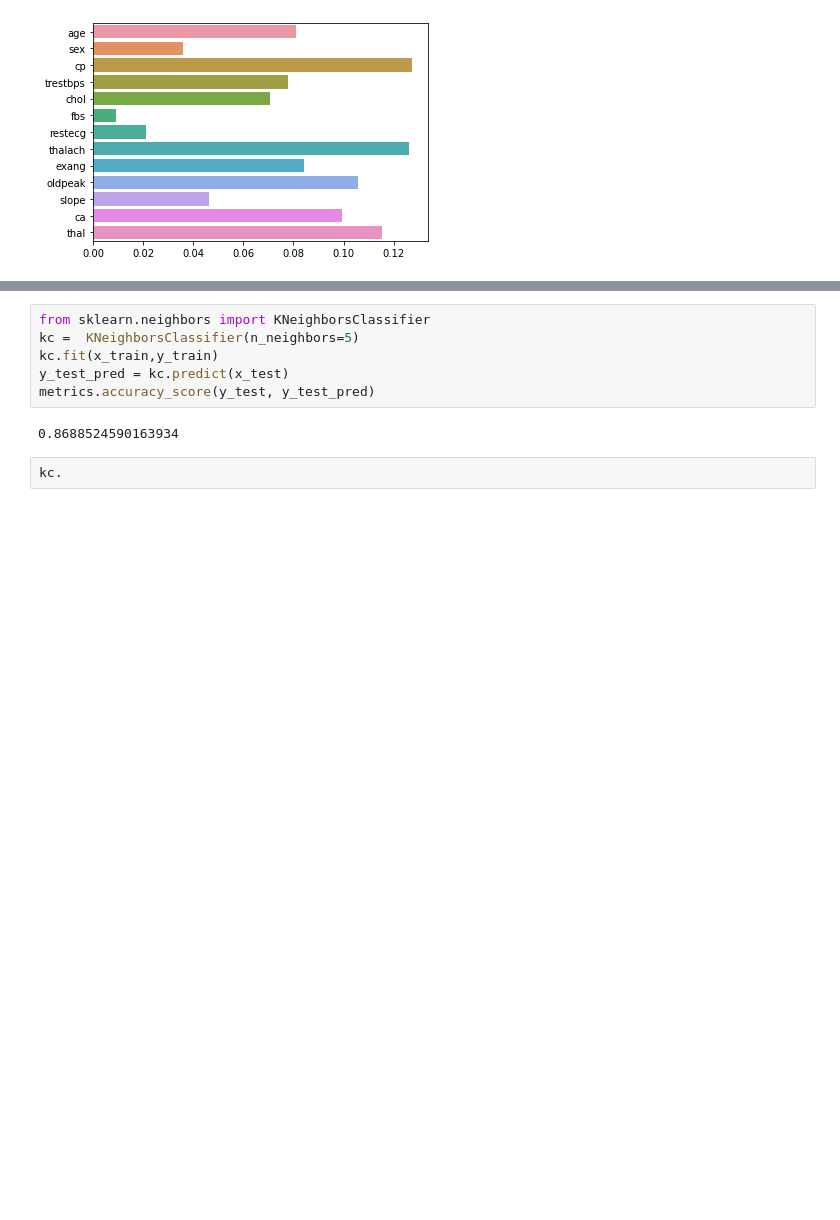
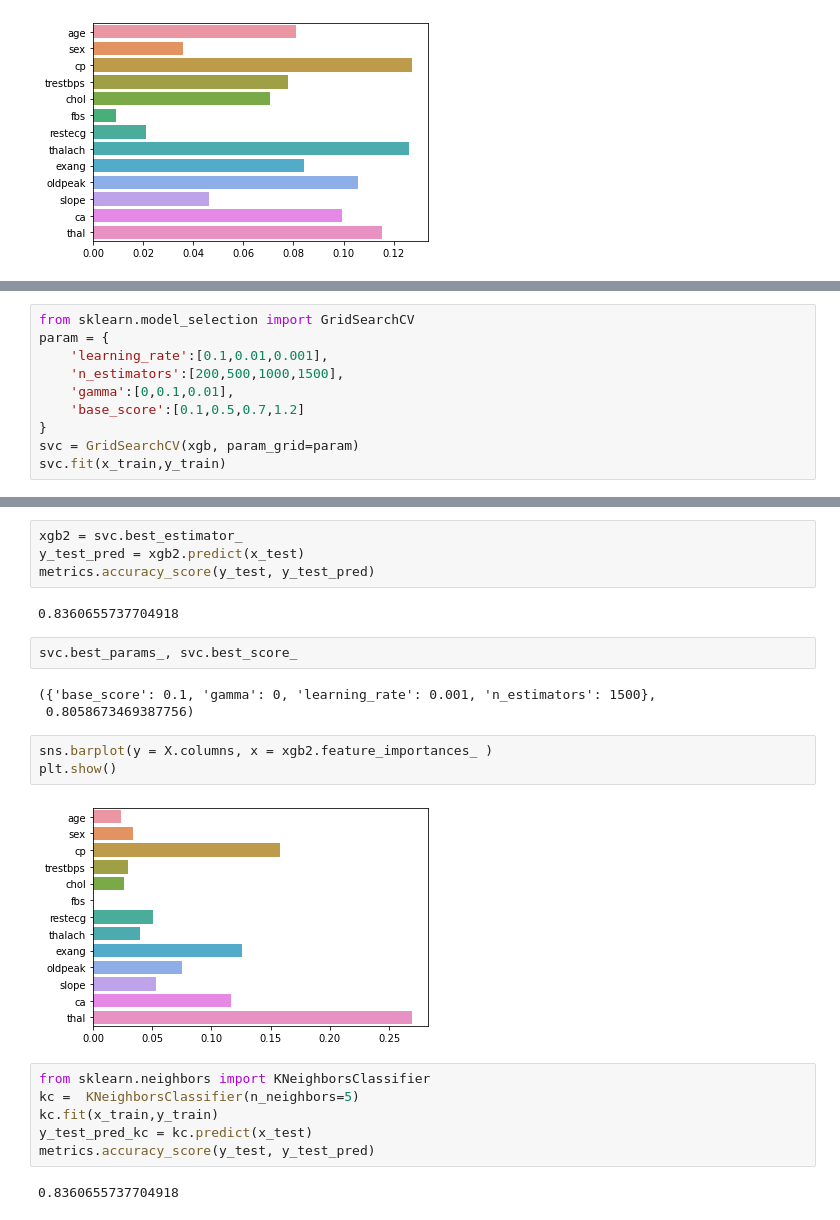
Before and after one commit to bigdataleeky/python, a Jupyter notebook: 20220531/heart_Attack.ipynb, the cells around one changed output, grey strips where cells are left out. Cells and saved outputs as stored; diff of their text form; blank space fills up the shorter version.

```diff
--- a/20220531/heart_Attack.ipynb
+++ b/20220531/heart_Attack.ipynb
@@ -285,2 +285,12 @@ metrics.accuracy_score(y_test, y_test_pred)
 # %% [output]
 0.8524590163934426
+# %%
+from sklearn.model_selection import GridSearchCV
+param = {
+    'learning_rate':[0.1,0.01,0.001],
+    'n_estimators':[200,500,1000,1500],
+    'gamma':[0,0.1,0.01],
+    'base_score':[0.1,0.5,0.7,1.2]
+}
+svc = GridSearchCV(xgb, param_grid=param)
+svc.fit(x_train,y_train)
@@ -287,10 +320,24 @@ metrics.accuracy_score(y_test, y_test_pred)
+# %%
+xgb2 = svc.best_estimator_
+y_test_pred = xgb2.predict(x_test)
+metrics.accuracy_score(y_test, y_test_pred)
+# %% [output]
+0.8360655737704918
+# %%
+svc.best_params_, svc.best_score_
+# %% [output]
+({'base_score': 0.1, 'gamma': 0, 'learning_rate': 0.001, 'n_estimators': 1500},
+ 0.8058673469387756)
+# %%
+sns.barplot(y = X.columns, x = xgb2.feature_importances_ )
+plt.show()
+# %% [output]
+[figure, added]
 # %%
 from sklearn.neighbors import KNeighborsClassifier
 kc =  KNeighborsClassifier(n_neighbors=5)
 kc.fit(x_train,y_train)
-y_test_pred = kc.predict(x_test)
+y_test_pred_kc = kc.predict(x_test)
 metrics.accuracy_score(y_test, y_test_pred)
 # %% [output]
-0.8688524590163934
+0.8360655737704918
-# %%
-kc.
```
Also changed, not shown: parts of 13 cells of this notebook.
